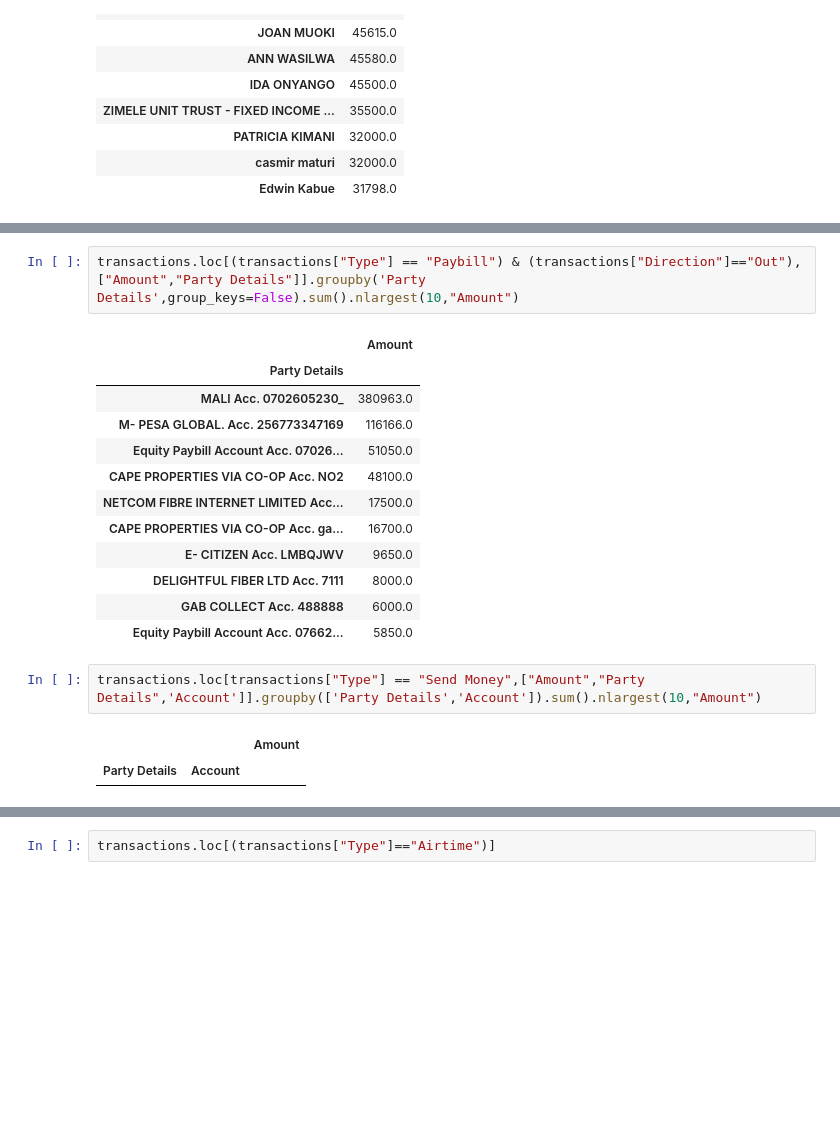
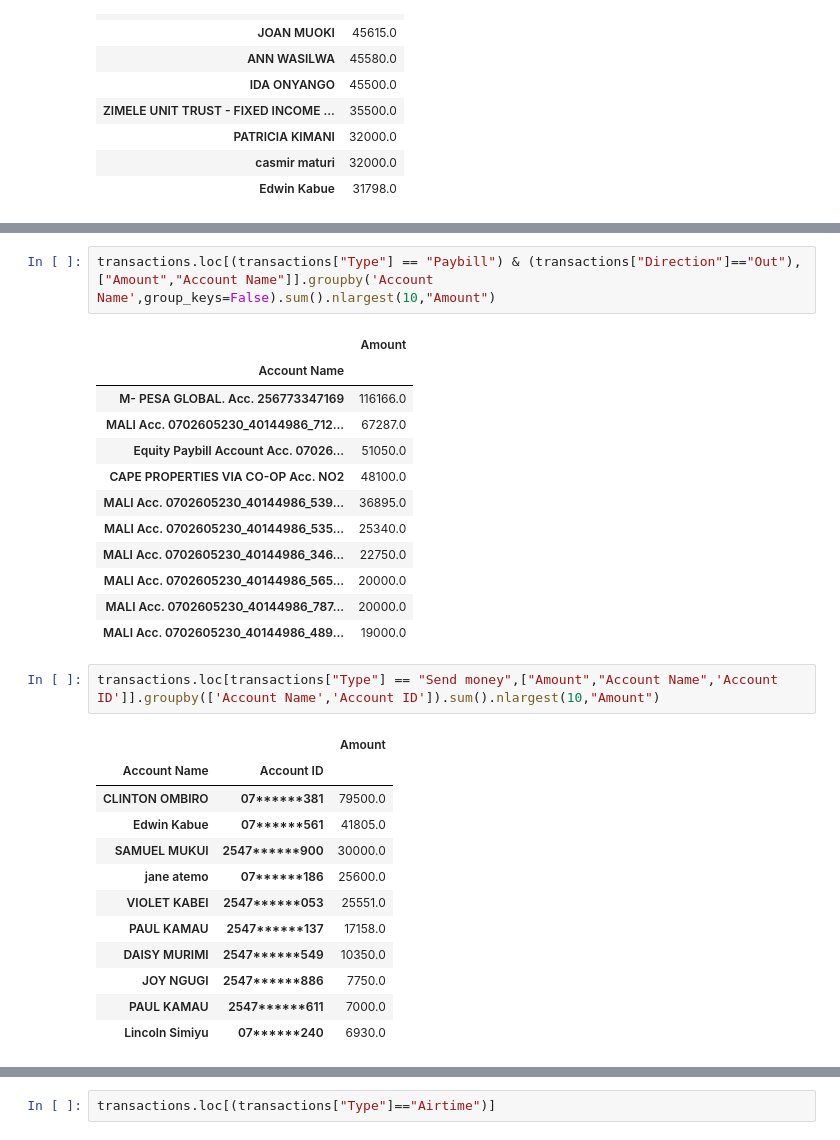
Before and after one commit to Addyzee/statement-app, a Jupyter notebook: backend/app/analysis/temp.ipynb, the cells around one changed output, grey strips where cells are left out. Drawn from its saved outputs; the diff is of its cells as text; blank space fills up the shorter version.

```diff
--- a/backend/app/analysis/temp.ipynb
+++ b/backend/app/analysis/temp.ipynb
@@ -208,22 +211,32 @@ transactions.loc[(transactions["Type"] == "Send money") & (transactions["Directi
 | LLOYD MUKONO | 2508.0 |
 | DANIEL WANYOIKE | 2500.0 |
 # %%
-transactions.loc[(transactions["Type"] == "Paybill") & (transactions["Direction"]=="Out"),["Amount","Party Details"]].groupby('Party Details',group_keys=False).sum().nlargest(10,"Amount")
+transactions.loc[(transactions["Type"] == "Paybill") & (transactions["Direction"]=="Out"),["Amount","Account Name"]].groupby('Account Name',group_keys=False).sum().nlargest(10,"Amount")
 # %% [output]
 |  | Amount |
-| Party Details |  |
-| MALI Acc. 0702605230_ | 380963.0 |
+| Account Name |  |
 | M- PESA GLOBAL. Acc. 256773347169 | 116166.0 |
+| MALI Acc. 0702605230_40144986_712... | 67287.0 |
 | Equity Paybill Account Acc. 07026... | 51050.0 |
 | CAPE PROPERTIES VIA CO-OP Acc. NO2 | 48100.0 |
-| NETCOM FIBRE INTERNET LIMITED Acc... | 17500.0 |
-| CAPE PROPERTIES VIA CO-OP Acc. ga... | 16700.0 |
-| E- CITIZEN Acc. LMBQJWV | 9650.0 |
-| DELIGHTFUL FIBER LTD Acc. 7111 | 8000.0 |
-| GAB COLLECT Acc. 488888 | 6000.0 |
-| Equity Paybill Account Acc. 07662... | 5850.0 |
+| MALI Acc. 0702605230_40144986_539... | 36895.0 |
+| MALI Acc. 0702605230_40144986_535... | 25340.0 |
+| MALI Acc. 0702605230_40144986_346... | 22750.0 |
+| MALI Acc. 0702605230_40144986_565... | 20000.0 |
+| MALI Acc. 0702605230_40144986_787... | 20000.0 |
+| MALI Acc. 0702605230_40144986_489... | 19000.0 |
 # %%
-transactions.loc[transactions["Type"] == "Send Money",["Amount","Party Details",'Account']].groupby(['Party Details','Account']).sum().nlargest(10,"Amount")
+transactions.loc[transactions["Type"] == "Send money",["Amount","Account Name",'Account ID']].groupby(['Account Name','Account ID']).sum().nlargest(10,"Amount")
 # %% [output]
 |  |  | Amount |
-| Party Details | Account |  |
+| Account Name | Account ID |  |
+| CLINTON OMBIRO | 07******381 | 79500.0 |
+| Edwin Kabue | 07******561 | 41805.0 |
+| SAMUEL MUKUI | 2547******900 | 30000.0 |
+| jane atemo | 07******186 | 25600.0 |
+| VIOLET KABEI | 2547******053 | 25551.0 |
+| PAUL KAMAU | 2547******137 | 17158.0 |
+| DAISY MURIMI | 2547******549 | 10350.0 |
+| JOY NGUGI | 2547******886 | 7750.0 |
+| PAUL KAMAU | 2547******611 | 7000.0 |
+| Lincoln Simiyu | 07******240 | 6930.0 |
```
Also changed, not shown: parts of 10 cells of this notebook, 3 other files.
